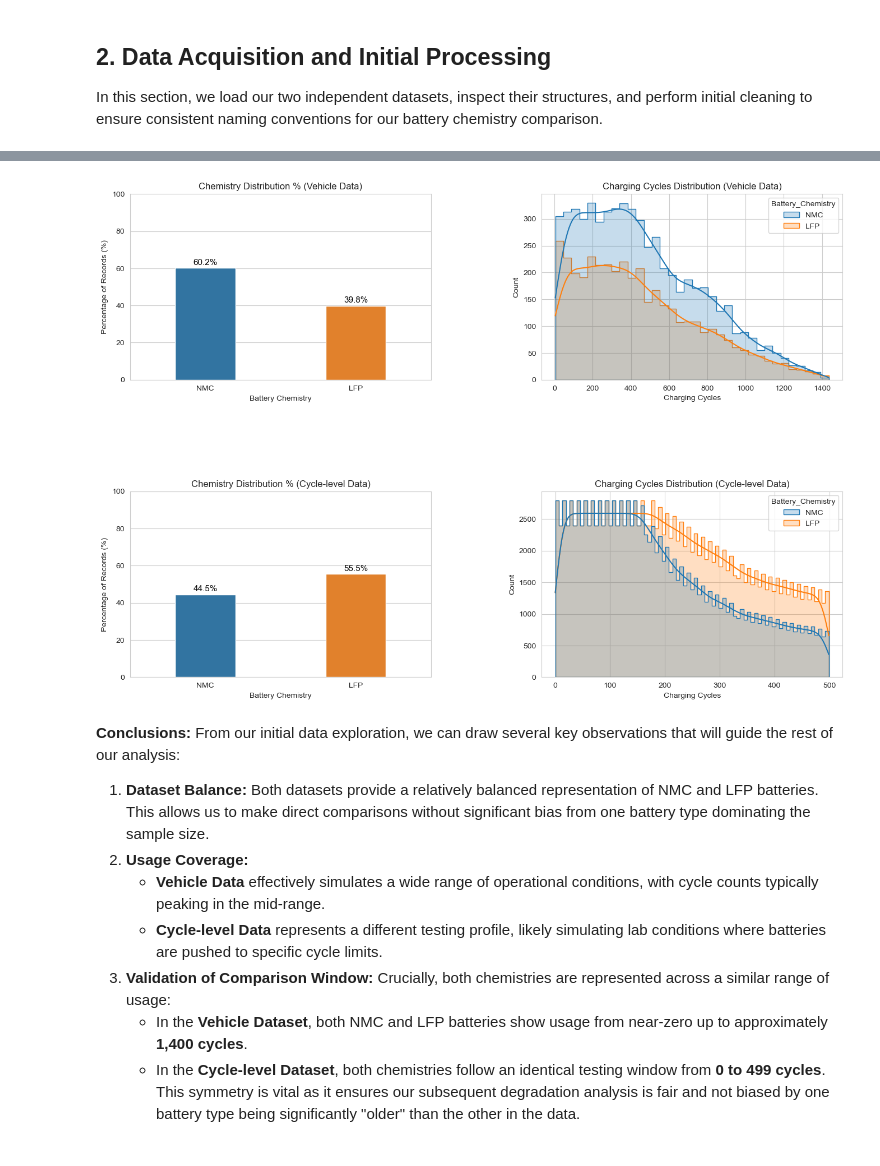
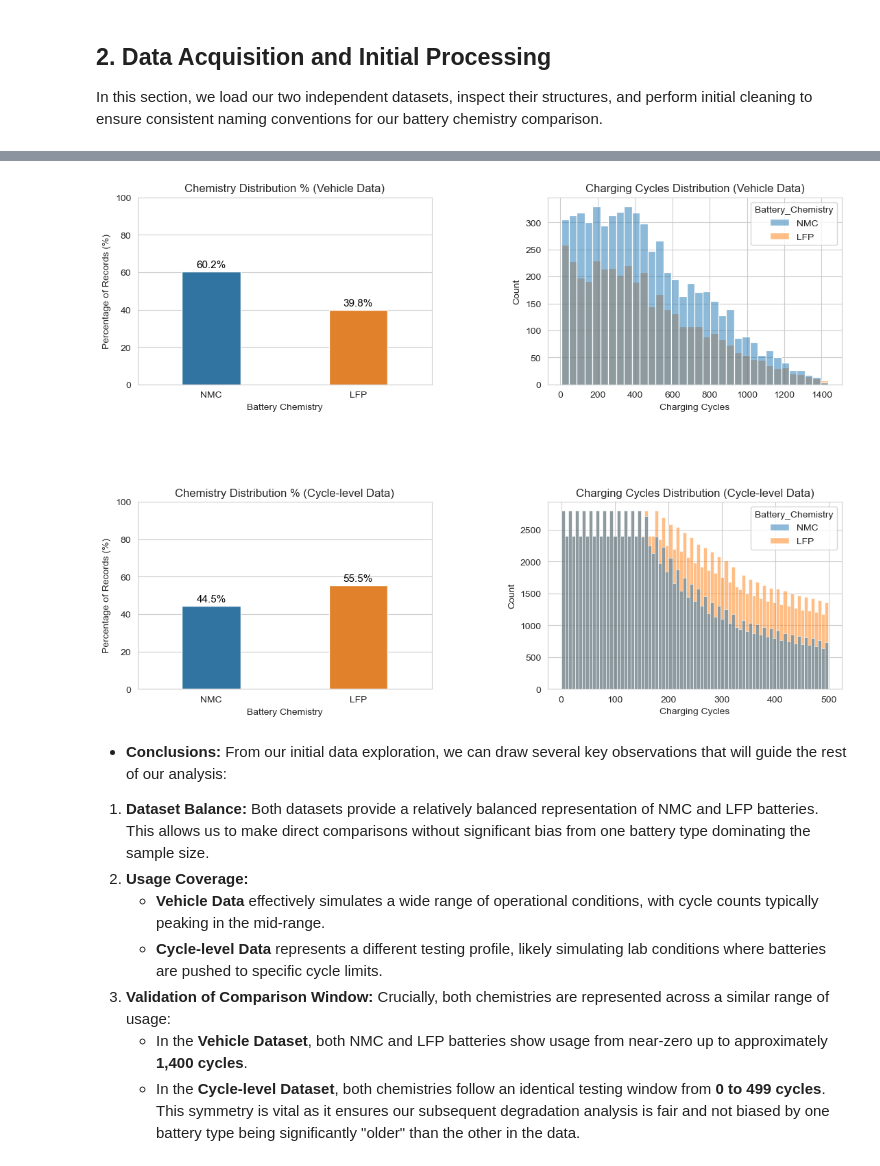
Before and after one commit to Ivan-Pelovski/Data-Science, a Jupyter notebook: NMC-vs-LFP.ipynb, the cells around one changed output, grey strips where cells are left out. Saved outputs shown, nothing was run; the diff lists cells and outputs as text; code cells hidden in the pictures.

```diff
--- a/NMC-vs-LFP.ipynb
+++ b/NMC-vs-LFP.ipynb
@@ -213,7 +170,7 @@ chem_order = ['NMC', 'LFP']
 cycle_label = "Charging Cycles"
 chem_axis_label = "Battery Chemistry"
 
-fig, axes = plt.subplots(2, 2, figsize=(16, 12))
+fig, axes = plt.subplots(2, 2, figsize=(13, 10))
 sns.set_style("whitegrid")
 
 # --- 1. VEHICLE-LEVEL DATASET ---
@@ -237,42 +194,42 @@ for p in ax1.patches:
 
 # 1.2 Cycle Distribution (Vehicle)
 sns.histplot(ax=axes[0, 1], data=vehicle_data, x='Charging_Cycles', hue='Battery_Chemistry',
-             kde=True, palette=chem_palette, element="step", hue_order=chem_order)
+             palette=chem_palette, hue_order=chem_order)
 axes[0, 1].set_title(f'{cycle_label} Distribution (Vehicle Data)')
 axes[0, 1].set_xlabel(cycle_label)
 
 
 # --- 2. CYCLE-LEVEL DATASET ---
 
 # 2.1 Percentage Distribution (Cycle-level)
 cycle_dist = cycle_data['Battery_Chemistry'].value_counts(normalize=True).mul(100).reset_index()
 cycle_dist.columns = ['Battery_Chemistry', 'Percentage']
 
 ax2 = sns.barplot(ax=axes[1, 0], data=cycle_dist, x='Battery_Chemistry', y='Percentage',
                   palette=chem_palette, hue='Battery_Chemistry', legend=False,
                   width=0.4, order=chem_order)
 axes[1, 0].set_title('Chemistry Distribution % (Cycle-level Data)')
 axes[1, 0].set_xlabel(chem_axis_label)
 axes[1, 0].set_ylabel('Percentage of Records (%)')
 axes[1, 0].set_ylim(0, 100)
 
 for p in ax2.patches:
     ax2.annotate(f'{p.get_height():.1f}%', (p.get_x() + p.get_width() / 2., p.get_height()),
                  ha='center', va='center', fontsize=11, color='black', xytext=(0, 7),
                  textcoords='offset points')
 
 # 2.2 Cycle Distribution (Cycle-level)
 sns.histplot(ax=axes[1, 1], data=cycle_data, x='Charging_Cycles', hue='Battery_Chemistry',
-             kde=True, palette=chem_palette, element="step", hue_order=chem_order)
+             palette=chem_palette, hue_order=chem_order)
 axes[1, 1].set_title(f'{cycle_label} Distribution (Cycle-level Data)')
 axes[1, 1].set_xlabel(cycle_label)
 
-plt.tight_layout(pad=10.0)
+plt.tight_layout(pad=8)
 plt.show()
 # %% [output]
-[figure, old version]
+[figure, new version]
 # %% [markdown]
-**Conclusions:** From our initial data exploration, we can draw several key observations that will guide the rest of our analysis:
+* **Conclusions:** From our initial data exploration, we can draw several key observations that will guide the rest of our analysis:
 
 1. **Dataset Balance:** Both datasets provide a relatively balanced representation of NMC and LFP batteries. This allows us to make direct comparisons without significant bias from one battery type dominating the sample size.
 2. **Usage Coverage:**
```
Also changed, not shown: parts of 12 cells of this notebook.
